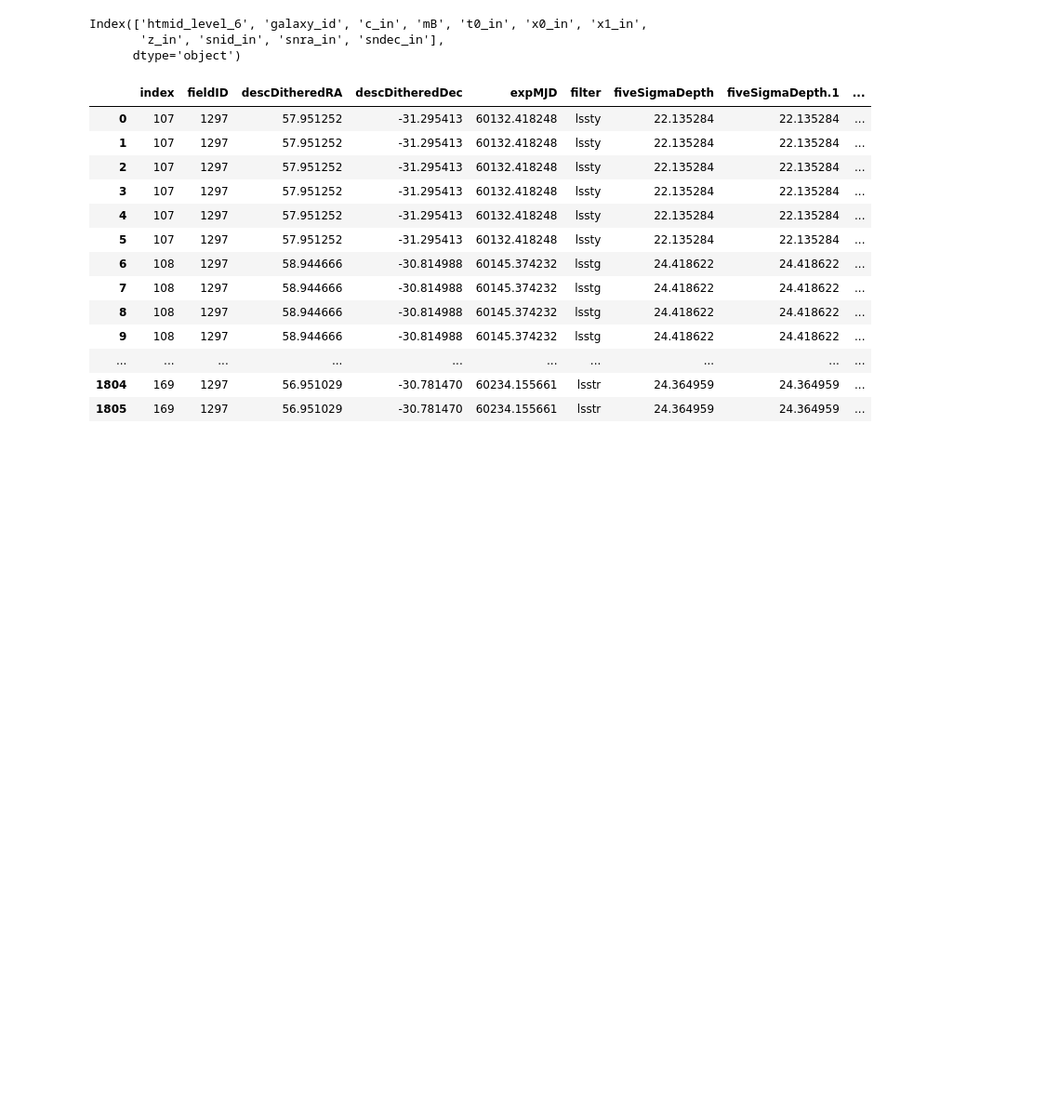
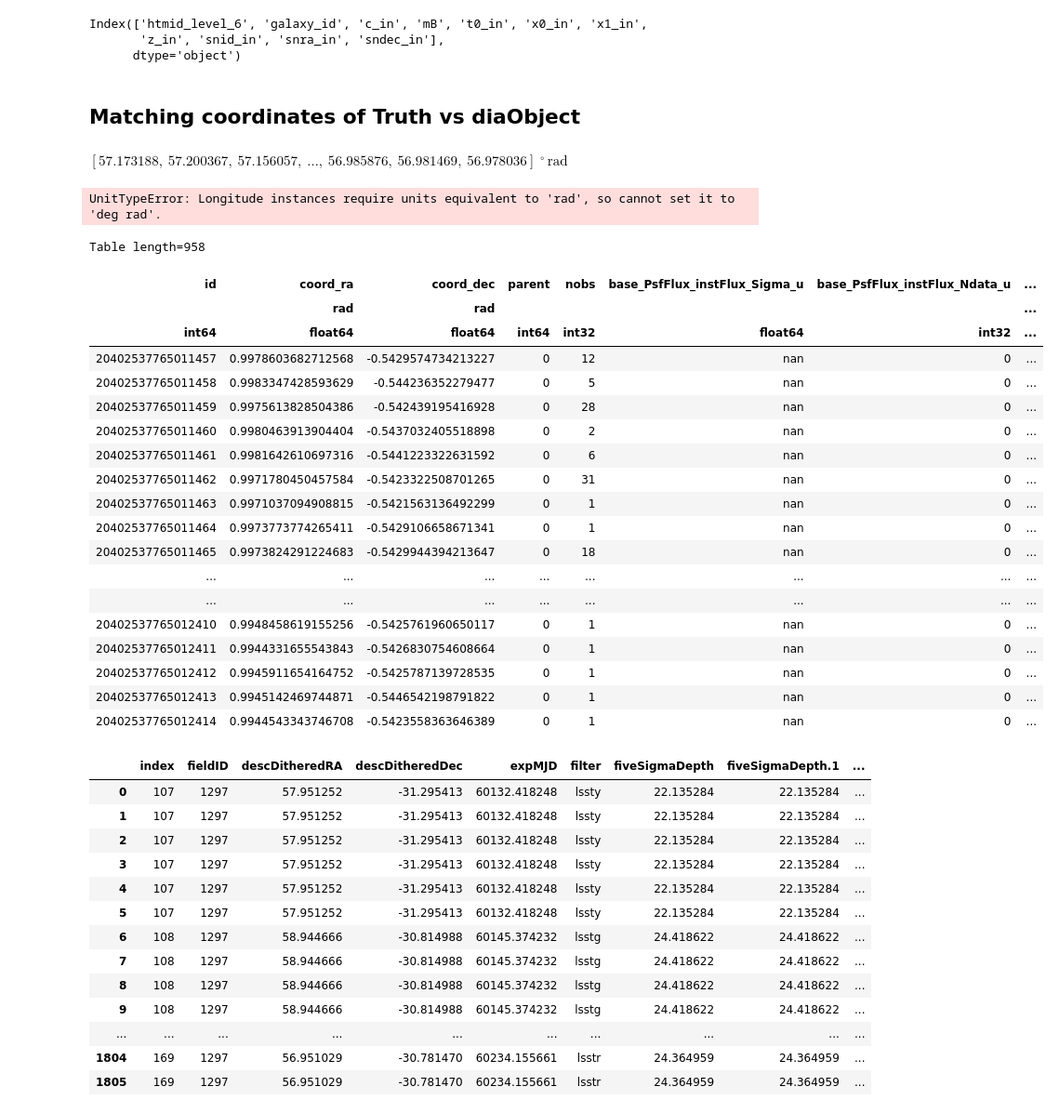
Before and after one commit to BrunoSanchez/run2_diaproc, a Jupyter notebook: templates_inspection.ipynb, the cells around one changed output. Shown at 93% size. Drawn from its saved outputs; the diff is of its cells as text; code cells hidden in the pictures; blank space fills up the shorter version.

```diff
--- a/templates_inspection.ipynb
+++ b/templates_inspection.ipynb
@@ -461,3 +461,5 @@ sntab.columns
 Index(['htmid_level_6', 'galaxy_id', 'c_in', 'mB', 't0_in', 'x0_in', 'x1_in',
        'z_in', 'snid_in', 'snra_in', 'sndec_in'],
       dtype='object')
+# %% [markdown]
+## Matching coordinates of Truth vs diaObject
@@ -464,3 +470,34 @@ Index(['htmid_level_6', 'galaxy_id', 'c_in', 'mB', 't0_in', 'x0_in', 'x1_in',
+# %%
+objs['coord_ra']*u.
+# %% [output]
+$[57.173188,~57.200367,~57.156057,~\dots,~56.985876,~56.981469,~56.978036] \; \mathrm{{}^{\circ}\,rad}$
+# %%
+dia_c = SkyCoord(np.rad2deg(objs['coord_ra'])*u.deg, np.rad2deg(objs['coord_dec'])*u.deg)
+# %% [output]
+UnitTypeError: Longitude instances require units equivalent to 'rad', so cannot set it to 'deg rad'.
+# %%
+objs
+# %% [output]
+Table length=958
+| id | coord_ra | coord_dec | parent | nobs | base_PsfFlux_instFlux_Sigma_u | base_PsfFlux_instFlux_Ndata_u | ... |
+|  | rad | rad |  |  |  |  | ... |
+| int64 | float64 | float64 | int64 | int32 | float64 | int32 | ... |
+| 20402537765011457 | 0.9978603682712568 | -0.5429574734213227 | 0 | 12 | nan | 0 | ... |
+| 20402537765011458 | 0.9983347428593629 | -0.544236352279477 | 0 | 5 | nan | 0 | ... |
+| 20402537765011459 | 0.9975613828504386 | -0.542439195416928 | 0 | 28 | nan | 0 | ... |
+| 20402537765011460 | 0.9980463913904404 | -0.5437032405518898 | 0 | 2 | nan | 0 | ... |
+| 20402537765011461 | 0.9981642610697316 | -0.5441223322631592 | 0 | 6 | nan | 0 | ... |
+| 20402537765011462 | 0.9971780450457584 | -0.5423322508701265 | 0 | 31 | nan | 0 | ... |
+| 20402537765011463 | 0.9971037094908815 | -0.5421563136492299 | 0 | 1 | nan | 0 | ... |
+| 20402537765011464 | 0.9973773774265411 | -0.5429106658671341 | 0 | 1 | nan | 0 | ... |
+| 20402537765011465 | 0.9973824291224683 | -0.5429944394213647 | 0 | 18 | nan | 0 | ... |
+| ... | ... | ... | ... | ... | ... | ... | ... |
+| ... | ... | ... | ... | ... | ... | ... | ... |
+| 20402537765012410 | 0.9948458619155256 | -0.5425761960650117 | 0 | 1 | nan | 0 | ... |
+| 20402537765012411 | 0.9944331655543843 | -0.5426830754608664 | 0 | 1 | nan | 0 | ... |
+| 20402537765012412 | 0.9945911654164752 | -0.5425787139728535 | 0 | 1 | nan | 0 | ... |
+| 20402537765012413 | 0.9945142469744871 | -0.5446542198791822 | 0 | 1 | nan | 0 | ... |
+| 20402537765012414 | 0.9944543343746708 | -0.5423558363646389 | 0 | 1 | nan | 0 | ... |
 # %%
 merged = pd.merge(left=sn_truth_t, right=sntab, how='left', on='snid_in_cat', suffixes=('_tab', '_par'))
 # %%
```
Also changed, not shown: parts of 3 cells of this notebook, 1 other file.
